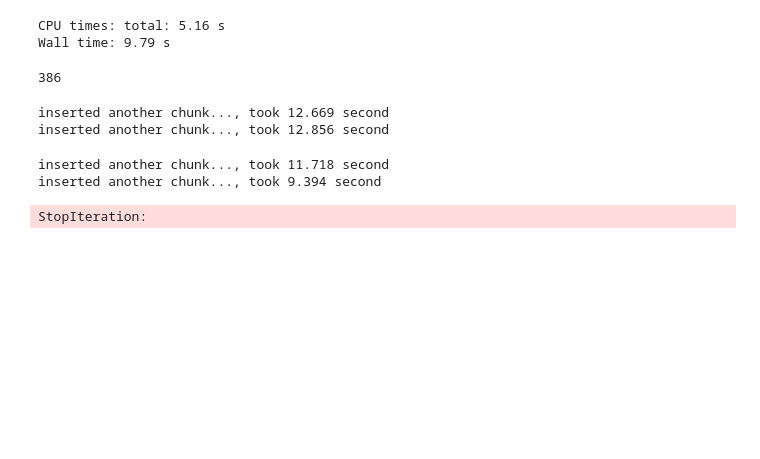
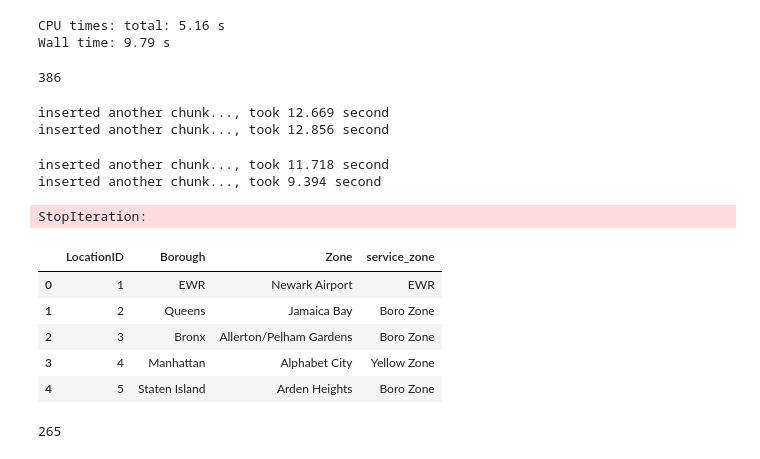
Before and after one commit to Hexagon9099/de-zoomcamp2025, a Jupyter notebook: docker_terraform/homework/data_ingestion_to_db_homework.ipynb, the cells around one changed output. Drawn from its saved outputs; the diff is of its cells as text; code cells hidden in the pictures; blank space fills up the shorter version.

```diff
--- a/docker_terraform/homework/data_ingestion_to_db_homework.ipynb
+++ b/docker_terraform/homework/data_ingestion_to_db_homework.ipynb
@@ -82,3 +82,18 @@ inserted another chunk..., took 12.856 second
 inserted another chunk..., took 11.718 second
 inserted another chunk..., took 9.394 second
 StopIteration:
+# %%
+df_zones = pd.read_csv('taxi_zone_lookup_homework.csv')
+# %%
+df_zones.head()
+# %% [output]
+|  | LocationID | Borough | Zone | service_zone |
+| 0 | 1 | EWR | Newark Airport | EWR |
+| 1 | 2 | Queens | Jamaica Bay | Boro Zone |
+| 2 | 3 | Bronx | Allerton/Pelham Gardens | Boro Zone |
+| 3 | 4 | Manhattan | Alphabet City | Yellow Zone |
+| 4 | 5 | Staten Island | Arden Heights | Boro Zone |
+# %%
+df_zones.to_sql(name='zones_homework', con=engine, if_exists='replace')
+# %% [output]
+265
```
